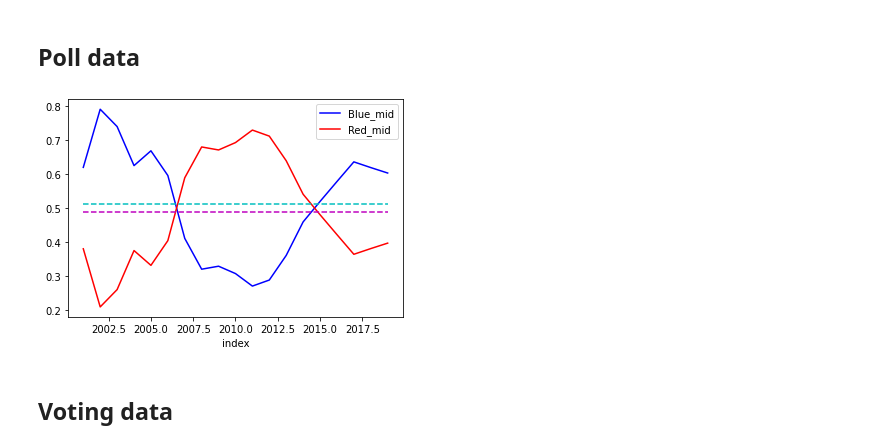
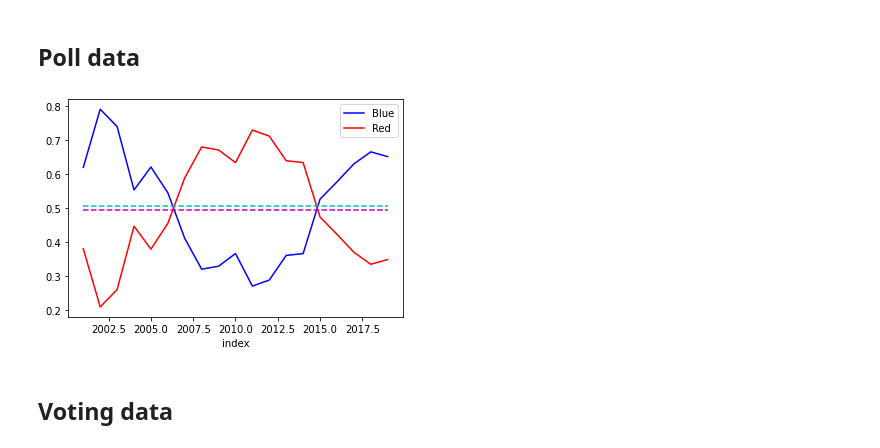
Before and after one commit to MarBry111/Forecast_Election_Poland, a Jupyter notebook: Model_I_3parameters.ipynb, the cells around one changed output. Cells and saved outputs as stored; diff of their text form; code cells hidden in the pictures.

```diff
--- a/Model_I_3parameters.ipynb
+++ b/Model_I_3parameters.ipynb
@@ -28,15 +28,15 @@ for yi in range(len(stat_list)):
 ## Poll data
 # %%
 #pool_data = pd.read_csv('dane_years/pools_edited.csv', index_col=0)
-pool_data_middle = pd.read_csv('dane_years/pools_edited_middle_year_of_voting.csv', index_col=0).iloc[:,:-1]
+pool_data_middle = pd.read_csv('dane_years/pools_data/percent_votes.csv', index_col=0).iloc[:,:-1]
 pool_data_middle = pool_data_middle.divide(pool_data_middle.sum(1),0)
 pool_data_middle.plot(color=['b','r'])
 means = pool_data_middle.mean(0)
 plt.plot([2001,2019],[means[0],means[0]],'c--')
 plt.plot([2001,2019],[means[1],means[1]],'m--')
 plt.show()
 # %% [output]
-[figure, old version]
+[figure, new version]
 # %% [markdown]
 ## Voting data
 # %%
```
Also changed, not shown: parts of 18 cells of this notebook, 2 other files.
